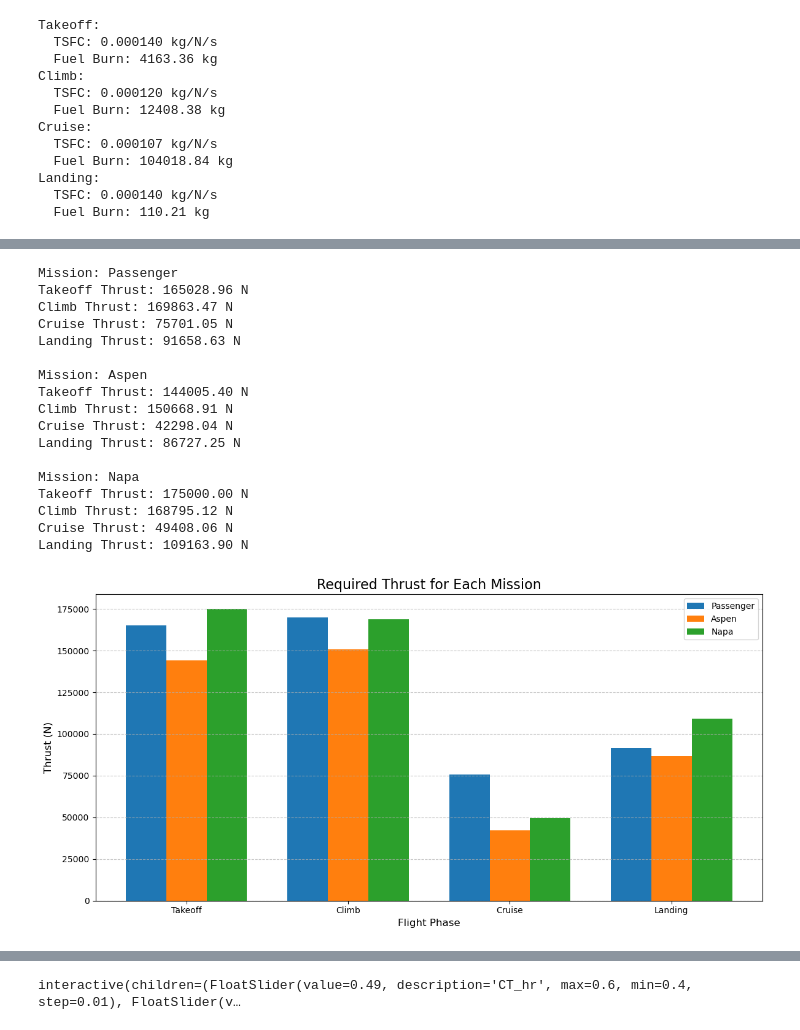
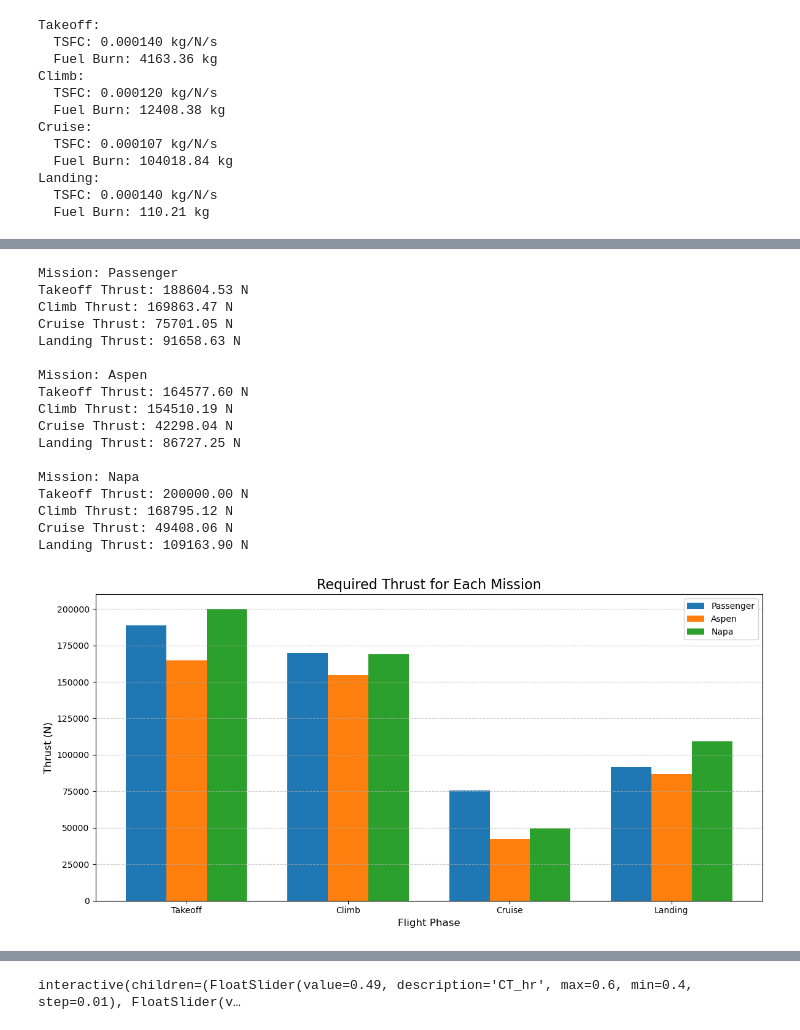
Before and after one commit to AntoineVanHoye/integrated_project, a Jupyter notebook: thrust.ipynb, the cells around one changed output, grey strips where cells are left out. Saved outputs shown, nothing was run; the diff lists cells and outputs as text; code cells hidden in the pictures.

```diff
--- a/thrust.ipynb
+++ b/thrust.ipynb
@@ -186,7 +186,7 @@ flight_phases = {
 }
 
 # Constants
-F0 = 150000 # Sea level thrust per engine in N
+F0 = 90000 # Sea level thrust per engine in N
 num_engines = 2  # Number of engines
 
 # Calculate thrust for each phase
@@ -307,7 +307,7 @@ for mission, data in missions.items():
 
         if phase == "Takeoff":
             # Adjust takeoff thrust as 1.2 times the weight
-            Thrust_weight_ratio = 0.35  # an assumed thrust to weight ratio because i'm tired LOL
+            Thrust_weight_ratio = 0.4  # an assumed thrust to weight ratio because i'm tired LOL
             T = Thrust_weight_ratio * W
         elif phase == "Climb":
             # Climb thrust includes drag + climb requirement
@@ -327,38 +327,38 @@ x = np.arange(len(phases))
 width = 0.25  # Bar width
 
 # Plot each mission's thrust for all phases
 for i, mission in enumerate(missions):
     ax.bar(x + i * width, thrust_results[mission], width, label=mission)
 
 ax.set_title("Required Thrust for Each Mission", fontsize=16)
 ax.set_xlabel("Flight Phase", fontsize=12)
 ax.set_ylabel("Thrust (N)", fontsize=12)
 ax.set_xticks(x + width)
 ax.set_xticklabels(phases, fontsize=10)
 ax.legend(fontsize=10)
 ax.grid(axis='y', linestyle='--', alpha=0.7)
 
 plt.tight_layout()
 plt.show()
 # %% [output]
 Mission: Passenger
-Takeoff Thrust: 165028.96 N
+Takeoff Thrust: 188604.53 N
 Climb Thrust: 169863.47 N
 Cruise Thrust: 75701.05 N
 Landing Thrust: 91658.63 N
 
 Mission: Aspen
-Takeoff Thrust: 144005.40 N
-Climb Thrust: 150668.91 N
+Takeoff Thrust: 164577.60 N
+Climb Thrust: 154510.19 N
 Cruise Thrust: 42298.04 N
 Landing Thrust: 86727.25 N
 
 Mission: Napa
-Takeoff Thrust: 175000.00 N
+Takeoff Thrust: 200000.00 N
 Climb Thrust: 168795.12 N
 Cruise Thrust: 49408.06 N
 Landing Thrust: 109163.90 N
-[figure, old version]
+[figure, new version]
 # %%
 import matplotlib.pyplot as plt
 import numpy as np
```
Also changed, not shown: parts of 2 cells of this notebook.
